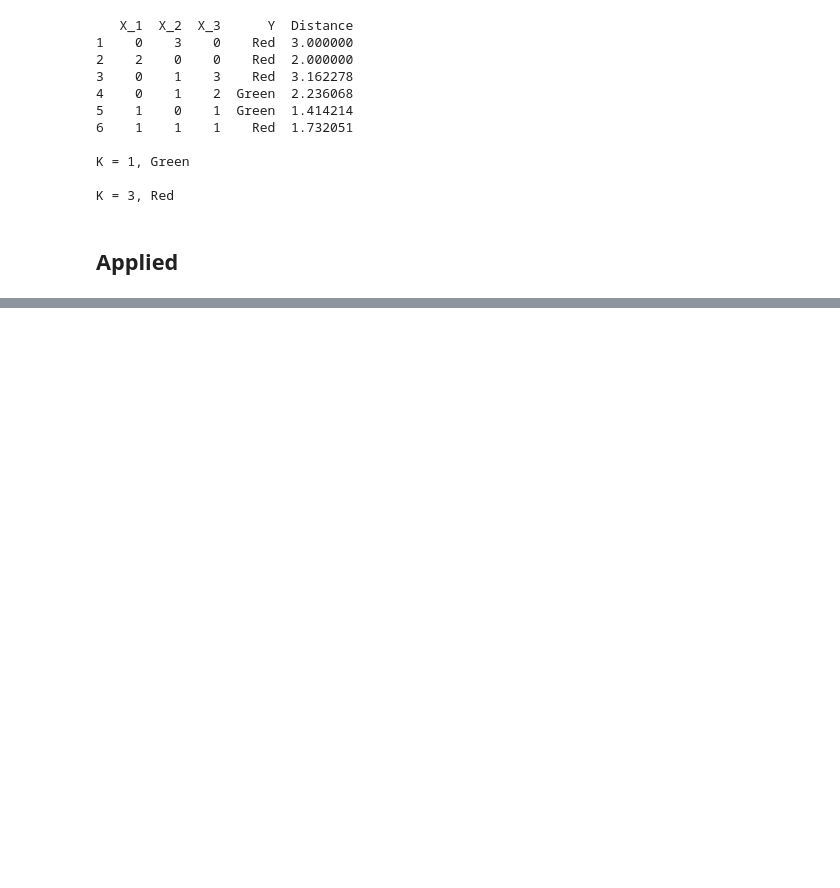
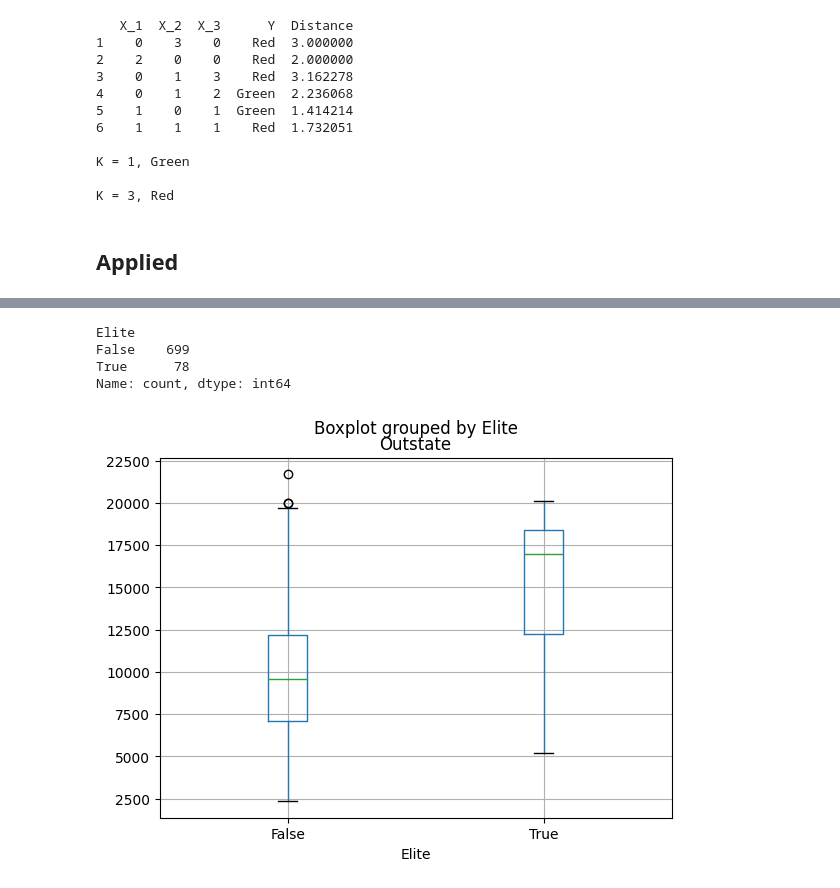
Before and after one commit to VinEdw/intro-statistical-learning, a Jupyter notebook: 2_statistical_learning.ipynb, the cells around one changed output, grey strips where cells are left out. Cells and saved outputs as stored; diff of their text form; code cells hidden in the pictures; blank space fills up the shorter version.

```diff
--- a/2_statistical_learning.ipynb
+++ b/2_statistical_learning.ipynb
@@ -223,0 +324,14 @@ K = 3, Red
+# %%
+# Create a boolean variable called Elite, which is True if Top10perc exceeds 50%
+college["Elite"] = college["Top10perc"] > 50
+college["Elite"].value_counts()
+# %% [output]
+Elite
+False    699
+True      78
+Name: count, dtype: int64
+# %%
+# Create side-by-side boxplots of Outstate vs Elite
+college.boxplot("Outstate", by="Elite");
+# %% [output]
+[figure, added]
```
Also changed, not shown: parts of 32 cells of this notebook.
